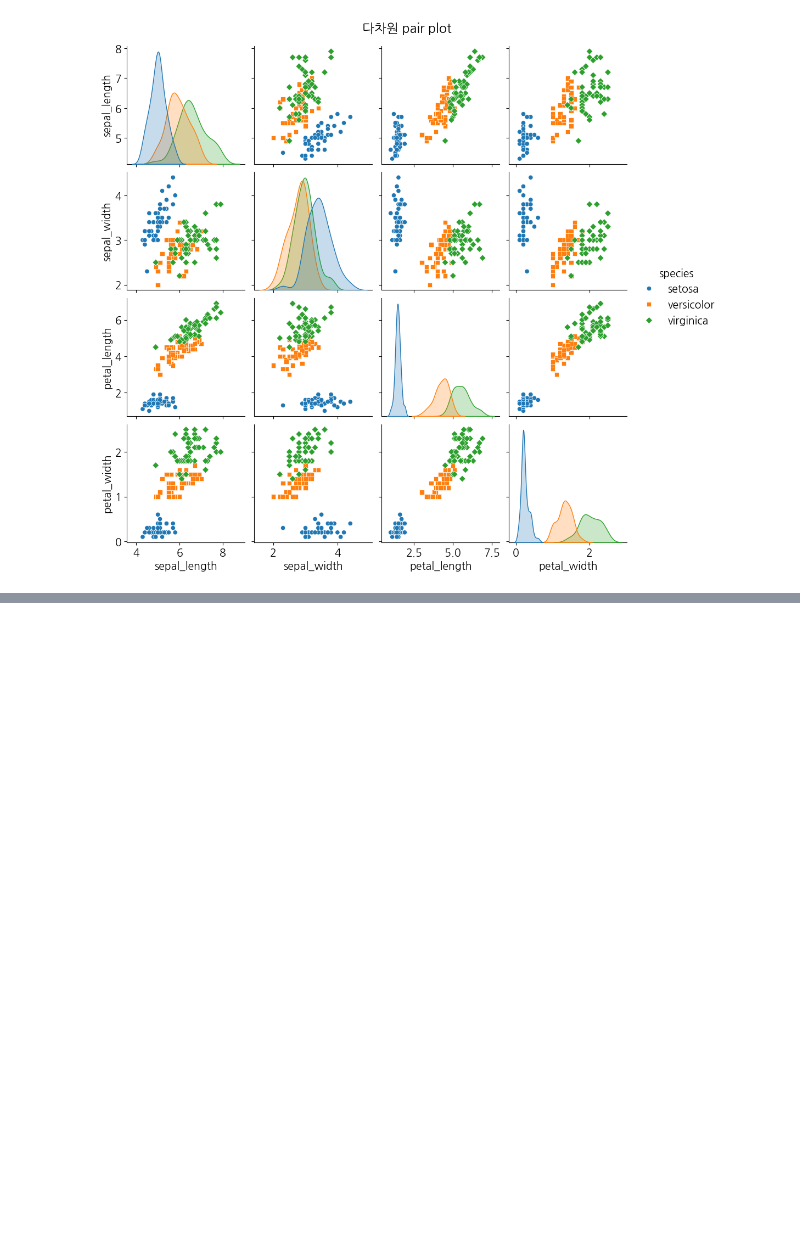
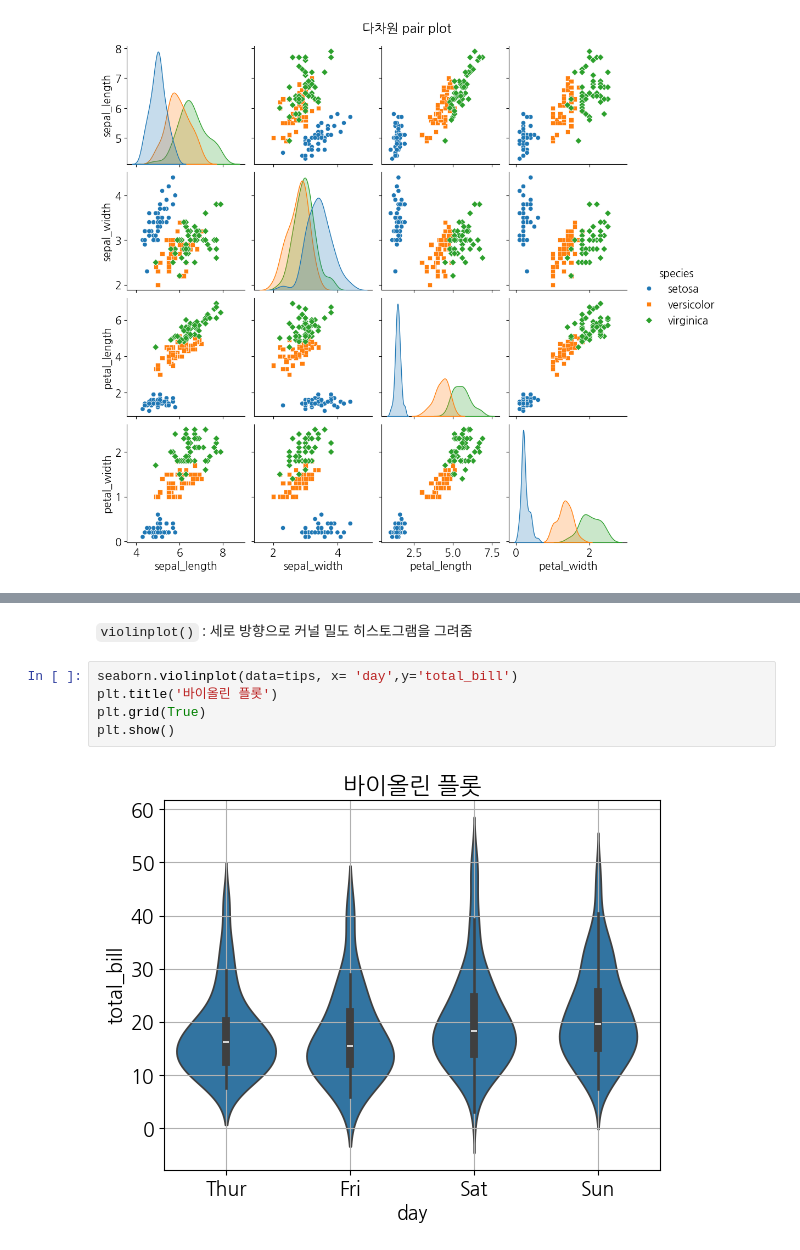
Before and after one commit to devKMC/python, a Jupyter notebook: matplotlib_visualize_data/matplotlib_example.ipynb, the cells around one changed output, grey strips where cells are left out. Cells and saved outputs as stored; diff of their text form; blank space fills up the shorter version.

```diff
--- a/matplotlib_visualize_data/matplotlib_example.ipynb
+++ b/matplotlib_visualize_data/matplotlib_example.ipynb
@@ -184,0 +231,9 @@ plt.show()
+# %% [markdown]
+`violinplot()` : 세로 방향으로 커널 밀도 히스토그램을 그려줌
+# %%
+seaborn.violinplot(data=tips, x= 'day',y='total_bill')
+plt.title('바이올린 플롯')
+plt.grid(True)
+plt.show()
+# %% [output]
+[figure, added]
```
Also changed, not shown: parts of 21 cells of this notebook.
